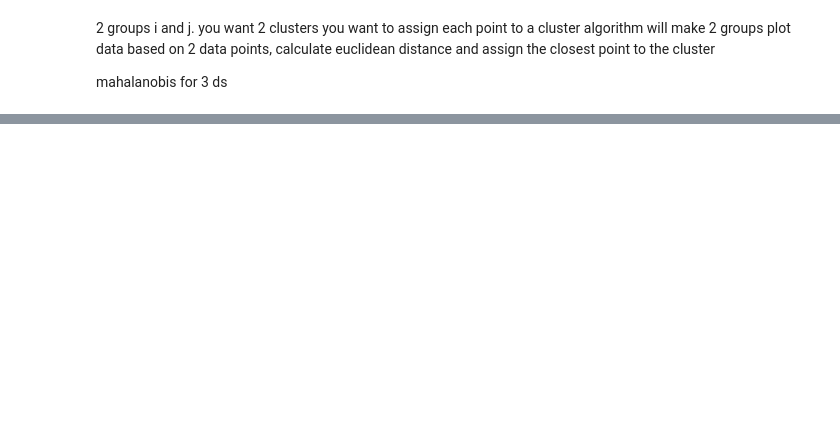
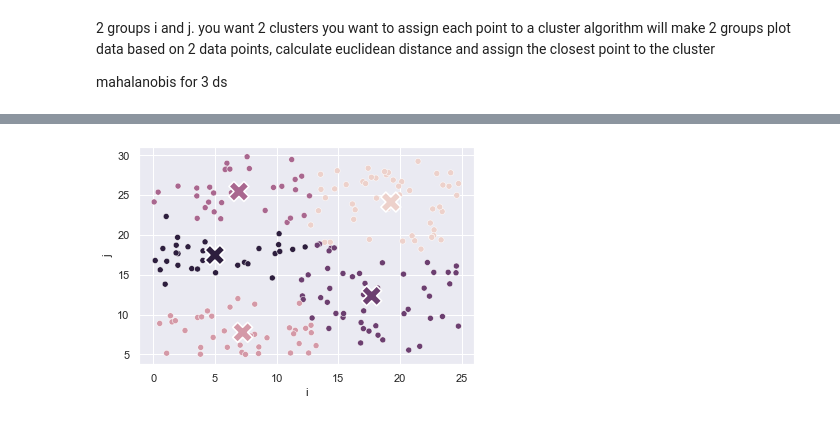
Before and after one commit to LiviReka/Optimization_assignments, a Jupyter notebook: Coding_Assignment_Optimisation.ipynb, the cells around one changed output, grey strips where cells are left out. Drawn from its saved outputs; the diff is of its cells as text; code cells hidden in the pictures; blank space fills up the shorter version.

```diff
--- a/Coding_Assignment_Optimisation.ipynb
+++ b/Coding_Assignment_Optimisation.ipynb
@@ -88,0 +112,14 @@ sns.scatterplot(data=assigned_df,x='i',y='j',hue='assignments')
+# %%
+# now repeat this process n times until the means do not move
+# comparing old and new means until difference is 0
+
+means = assigned_df.groupby('assignments').mean()
+
+diff = 1
+while diff > 0:
+    reassigned_df = assign_clusters(df,5,means_to_np(means,5))
+    newmeans = reassigned_df.groupby('assignments').mean()
+    diff = sum(abs(means.i - newmeans.i) + abs(means.j - newmeans.j))
+    means=newmeans
+
+means
@@ -88,0 +134,7 @@ sns.scatterplot(data=assigned_df,x='i',y='j',hue='assignments')
+# %%
+# plot with final means
+g = sns.scatterplot(data=reassigned_df,x='i',y='j',hue='assignments')
+g = sns.scatterplot(data=means,x='i',y='j',hue='assignments',marker='X',s=400)
+g.legend_.remove()
+# %% [output]
+[figure, added]
```
Also changed, not shown: parts of 9 cells of this notebook.
